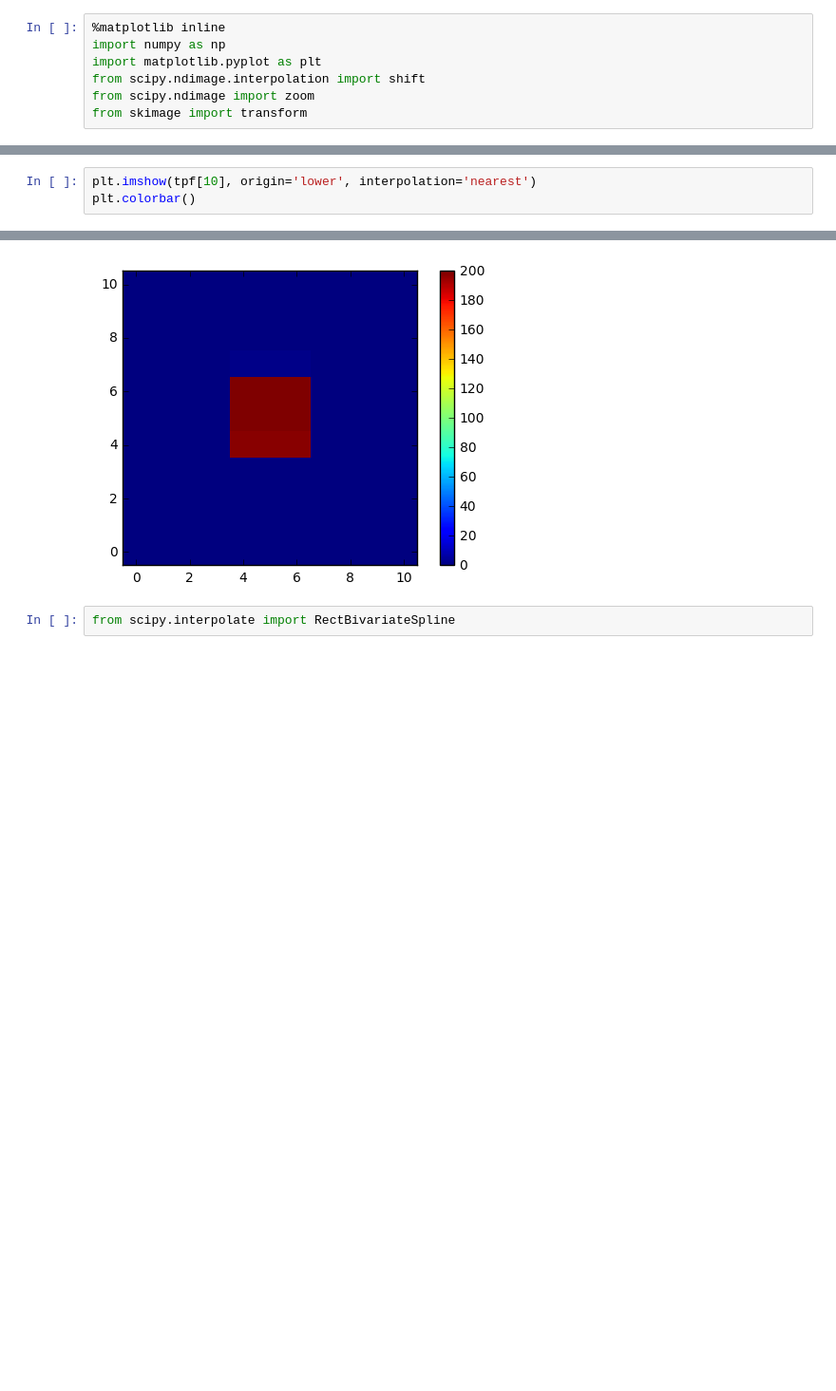
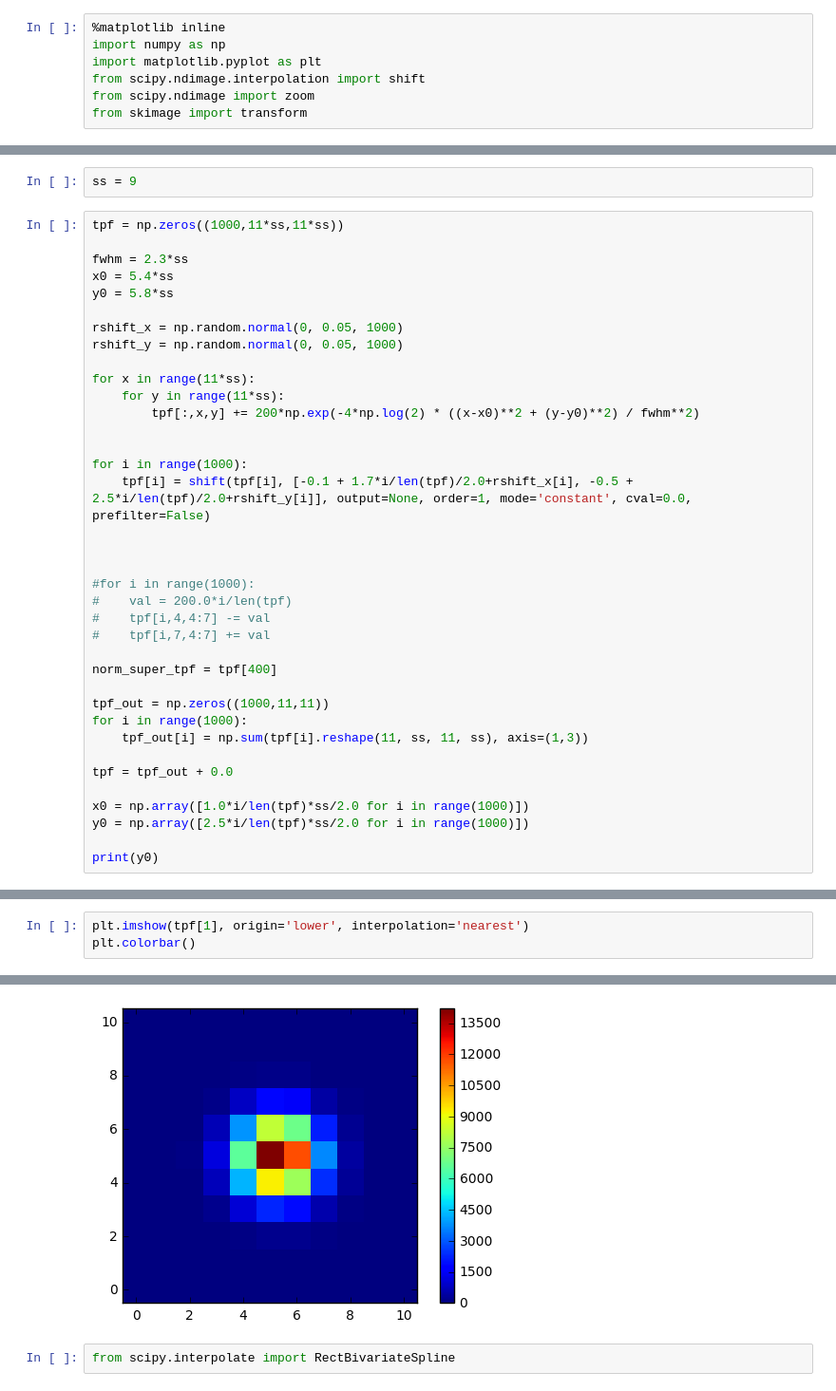
Before and after one commit to benmontet/nutella, a Jupyter notebook: nutella_test_simple_data_driven_psf.ipynb, the cells around one changed output, grey strips where cells are left out. Shown: that part at 95% size. Saved outputs shown, nothing was run; the diff lists cells and outputs as text; blank space fills up the shorter version.

```diff
--- a/nutella_test_simple_data_driven_psf.ipynb
+++ b/nutella_test_simple_data_driven_psf.ipynb
@@ -21,0 +8,39 @@ print(tpf[100,:,5])
+# %%
+ss = 9
+# %%
+tpf = np.zeros((1000,11*ss,11*ss))
+
+fwhm = 2.3*ss
+x0 = 5.4*ss
+y0 = 5.8*ss
+
+rshift_x = np.random.normal(0, 0.05, 1000)
+rshift_y = np.random.normal(0, 0.05, 1000)
+
+for x in range(11*ss):
+    for y in range(11*ss):
+        tpf[:,x,y] += 200*np.exp(-4*np.log(2) * ((x-x0)**2 + (y-y0)**2) / fwhm**2)
+
+
+for i in range(1000):
+    tpf[i] = shift(tpf[i], [-0.1 + 1.7*i/len(tpf)/2.0+rshift_x[i], -0.5 + 2.5*i/len(tpf)/2.0+rshift_y[i]], output=None, order=1, mode='constant', cval=0.0, prefilter=False)
+
+
+
+#for i in range(1000):
+#    val = 200.0*i/len(tpf)
+#    tpf[i,4,4:7] -= val
+#    tpf[i,7,4:7] += val
+
+norm_super_tpf = tpf[400]
+
+tpf_out = np.zeros((1000,11,11))
+for i in range(1000):
+    tpf_out[i] = np.sum(tpf[i].reshape(11, ss, 11, ss), axis=(1,3))
+
+tpf = tpf_out + 0.0
+
+x0 = np.array([1.0*i/len(tpf)*ss/2.0 for i in range(1000)])
+y0 = np.array([2.5*i/len(tpf)*ss/2.0 for i in range(1000)])
+
+print(y0)
@@ -26,9 +74,9 @@ xc = np.zeros(1000)
 # %%
-plt.imshow(tpf[10], origin='lower', interpolation='nearest')
+plt.imshow(tpf[1], origin='lower', interpolation='nearest')
 plt.colorbar()
 # %% [output]
 <matplotlib.colorbar.Colorbar at 0x...>
-[figure, old version]
+[figure, new version]
 # %%
 from scipy.interpolate import RectBivariateSpline
 # %%
```
Also changed, not shown: parts of 45 cells of this notebook.
